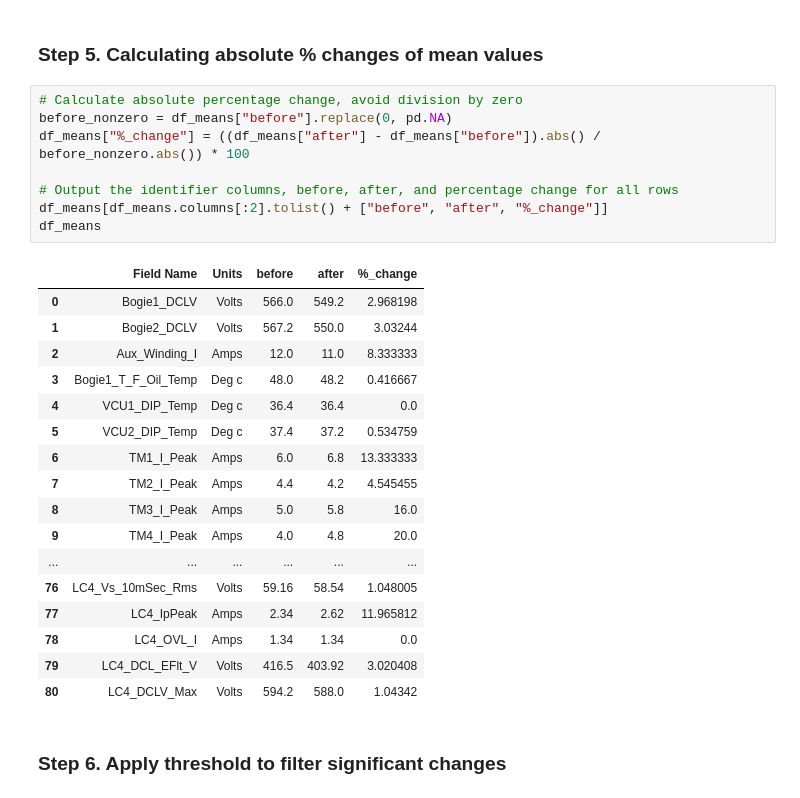
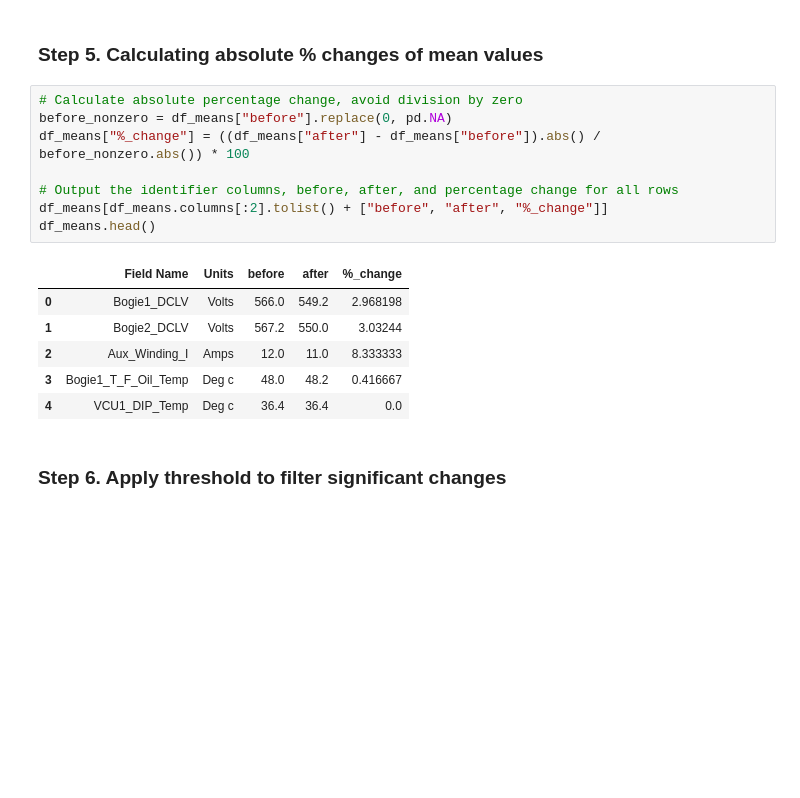
Before and after one commit to jasurlive/THESIS_WSU, a Jupyter notebook: main.ipynb, the cells around one changed output. Drawn from its saved outputs; the diff is of its cells as text; blank space fills up the shorter version.

```diff
--- a/main.ipynb
+++ b/main.ipynb
@@ -100,29 +100,18 @@ df_means.head()
 # %%
 # Calculate absolute percentage change, avoid division by zero
 before_nonzero = df_means["before"].replace(0, pd.NA)
 df_means["%_change"] = ((df_means["after"] - df_means["before"]).abs() / before_nonzero.abs()) * 100
 
 # Output the identifier columns, before, after, and percentage change for all rows
 df_means[df_means.columns[:2].tolist() + ["before", "after", "%_change"]]
-df_means
+df_means.head()
 # %% [output]
 |  | Field Name | Units | before | after | %_change |
 | 0 | Bogie1_DCLV | Volts | 566.0 | 549.2 | 2.968198 |
 | 1 | Bogie2_DCLV | Volts | 567.2 | 550.0 | 3.03244 |
 | 2 | Aux_Winding_I | Amps | 12.0 | 11.0 | 8.333333 |
 | 3 | Bogie1_T_F_Oil_Temp | Deg c | 48.0 | 48.2 | 0.416667 |
 | 4 | VCU1_DIP_Temp | Deg c | 36.4 | 36.4 | 0.0 |
-| 5 | VCU2_DIP_Temp | Deg c | 37.4 | 37.2 | 0.534759 |
-| 6 | TM1_I_Peak | Amps | 6.0 | 6.8 | 13.333333 |
-| 7 | TM2_I_Peak | Amps | 4.4 | 4.2 | 4.545455 |
-| 8 | TM3_I_Peak | Amps | 5.0 | 5.8 | 16.0 |
-| 9 | TM4_I_Peak | Amps | 4.0 | 4.8 | 20.0 |
-| ... | ... | ... | ... | ... | ... |
-| 76 | LC4_Vs_10mSec_Rms | Volts | 59.16 | 58.54 | 1.048005 |
-| 77 | LC4_IpPeak | Amps | 2.34 | 2.62 | 11.965812 |
-| 78 | LC4_OVL_I | Amps | 1.34 | 1.34 | 0.0 |
-| 79 | LC4_DCL_EFlt_V | Volts | 416.5 | 403.92 | 3.020408 |
-| 80 | LC4_DCLV_Max | Volts | 594.2 | 588.0 | 1.04342 |
 # %% [markdown]
 ### Step 6. Apply threshold to filter significant changes
 # %%
```
Also changed, not shown: parts of 6 cells of this notebook.
